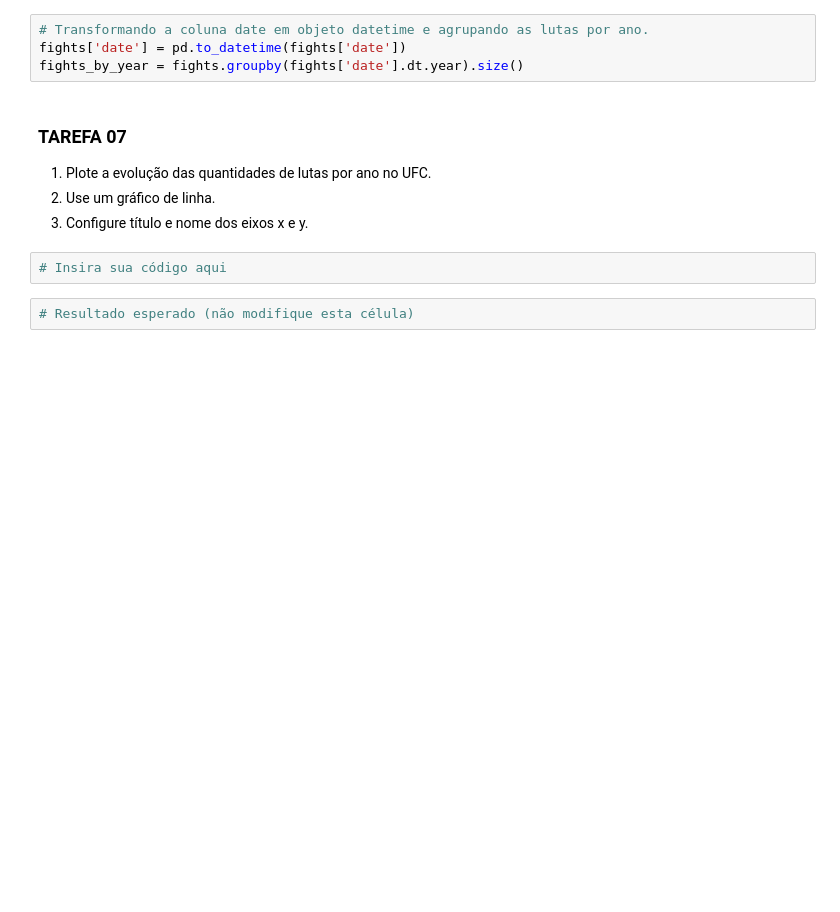
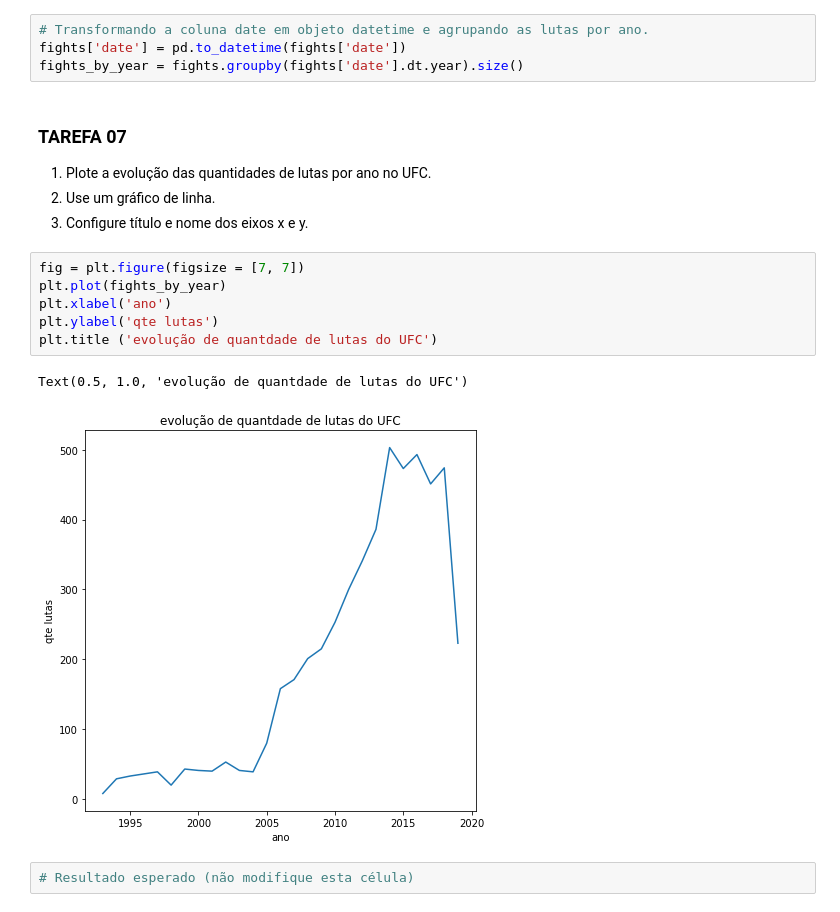
Before and after one commit to Flpcarrara/visualizacao_exploratoria_exercicios-matplotlib, a Jupyter notebook: 01-exercicios-matplotlib/visualizacao-com-matplotlib.ipynb, the cells around one changed output. Saved outputs shown, nothing was run; the diff lists cells and outputs as text; blank space fills up the shorter version.

```diff
--- a/01-exercicios-matplotlib/visualizacao-com-matplotlib.ipynb
+++ b/01-exercicios-matplotlib/visualizacao-com-matplotlib.ipynb
@@ -210,8 +223,15 @@ fights_by_year = fights.groupby(fights['date'].dt.year).size()
 1. Plote a evolução das quantidades de lutas por ano no UFC.
 2. Use um gráfico de linha.
 3. Configure título e nome dos eixos x e y.
-# %%
-# Insira sua código aqui
+# %%
+fig = plt.figure(figsize = [7, 7])
+plt.plot(fights_by_year)
+plt.xlabel('ano')
+plt.ylabel('qte lutas')
+plt.title ('evolução de quantdade de lutas do UFC')
+# %% [output]
+Text(0.5, 1.0, 'evolução de quantdade de lutas do UFC')
+[figure, added]
 # %%
 # Resultado esperado (não modifique esta célula)
 # %% [output]
```
Also changed, not shown: parts of 5 cells of this notebook.
